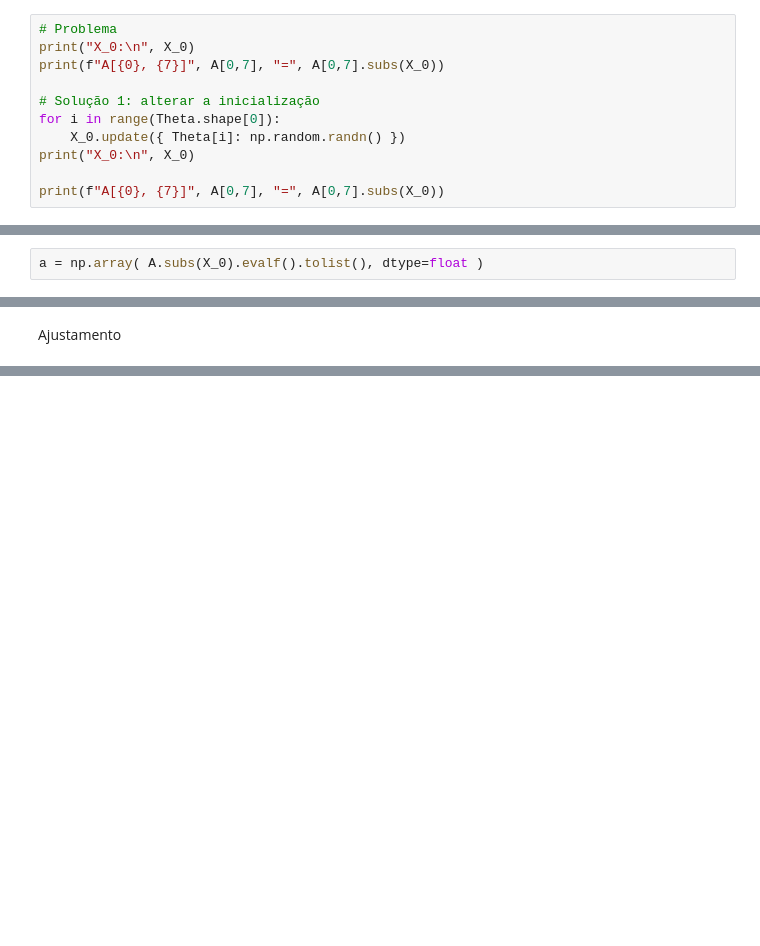
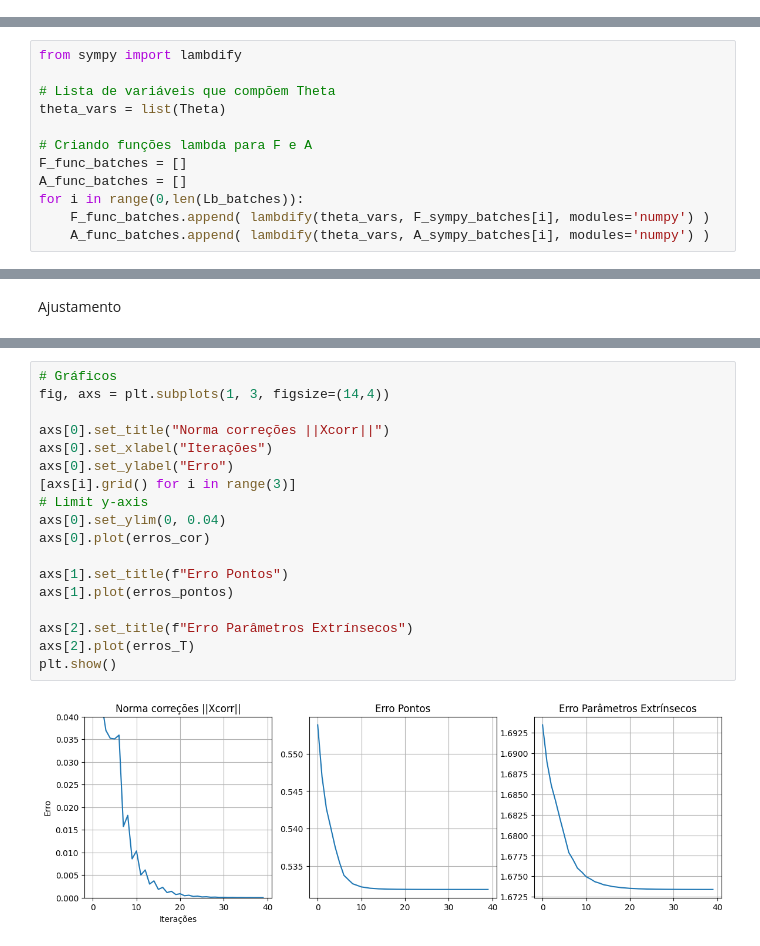
Before and after one commit to HumbertoDiego/SFMTools, a Jupyter notebook: fototriangulação_BundleAdjustment.ipynb, the cells around one changed output, grey strips where cells are left out. Saved outputs shown, nothing was run; the diff lists cells and outputs as text; blank space fills up the shorter version.

```diff
--- a/fototriangulação_BundleAdjustment.ipynb
+++ b/fototriangulação_BundleAdjustment.ipynb
@@ -716,11 +955,0 @@ Lidando com divisões por zero
-# %%
-# Problema
-print("X_0:\n", X_0)
-print(f"A[{0}, {7}]", A[0,7], "=", A[0,7].subs(X_0))
-
-# Solução 1: alterar a inicialização
-for i in range(Theta.shape[0]):
-    X_0.update({ Theta[i]: np.random.randn() })
-print("X_0:\n", X_0)
-
-print(f"A[{0}, {7}]", A[0,7], "=", A[0,7].subs(X_0))
@@ -736,2 +955,0 @@ Lidando com $(A^T \cdot A)$ se tornar uma matriz singular
-# %%
-a = np.array( A.subs(X_0).evalf().tolist(), dtype=float )
@@ -793,0 +958,12 @@ KeyboardInterrupt:
+# %%
+from sympy import lambdify
+
+# Lista de variáveis que compõem Theta
+theta_vars = list(Theta)
+
+# Criando funções lambda para F e A
+F_func_batches = []
+A_func_batches = []
+for i in range(0,len(Lb_batches)):
+    F_func_batches.append( lambdify(theta_vars, F_sympy_batches[i], modules='numpy') )
+    A_func_batches.append( lambdify(theta_vars, A_sympy_batches[i], modules='numpy') )
@@ -945,0 +1123,20 @@ for i in range(0, len(matches[:k])):
+# %%
+# Gráficos
+fig, axs = plt.subplots(1, 3, figsize=(14,4))
+
+axs[0].set_title("Norma correções ||Xcorr||")
+axs[0].set_xlabel("Iterações")
+axs[0].set_ylabel("Erro")
+[axs[i].grid() for i in range(3)]
+# Limit y-axis
+axs[0].set_ylim(0, 0.04)
+axs[0].plot(erros_cor)
+
+axs[1].set_title(f"Erro Pontos")
+axs[1].plot(erros_pontos)
+
+axs[2].set_title(f"Erro Parâmetros Extrínsecos")
+axs[2].plot(erros_T)
+plt.show()
+# %% [output]
+[figure, added]
```
Also changed, not shown: parts of 48 cells of this notebook, 27 other files.
